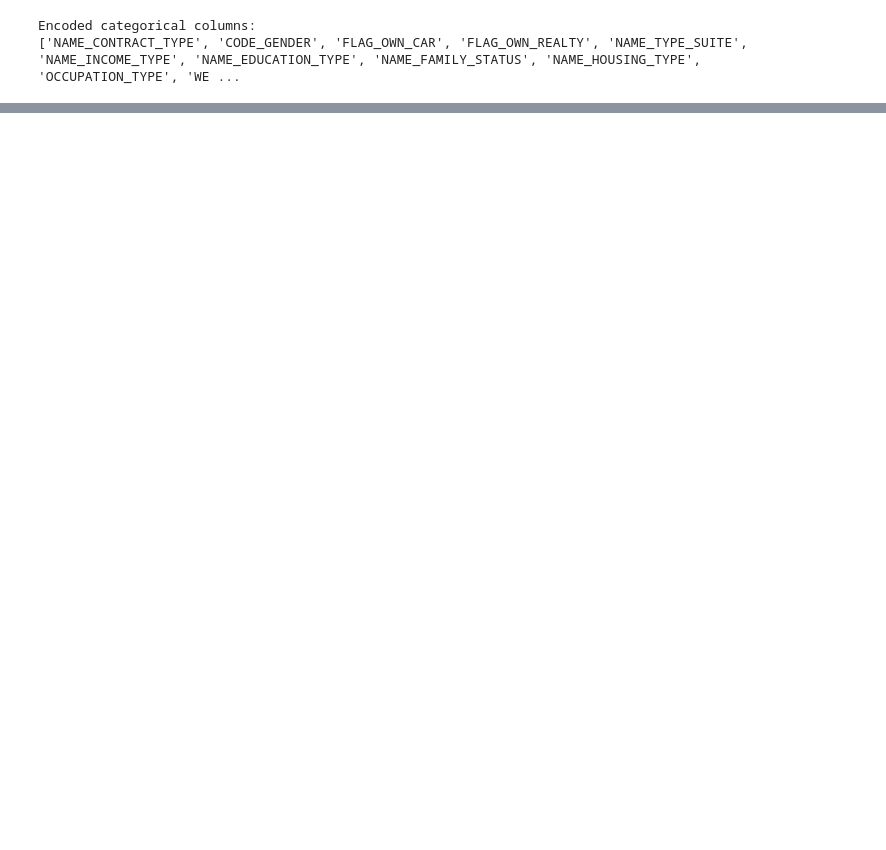
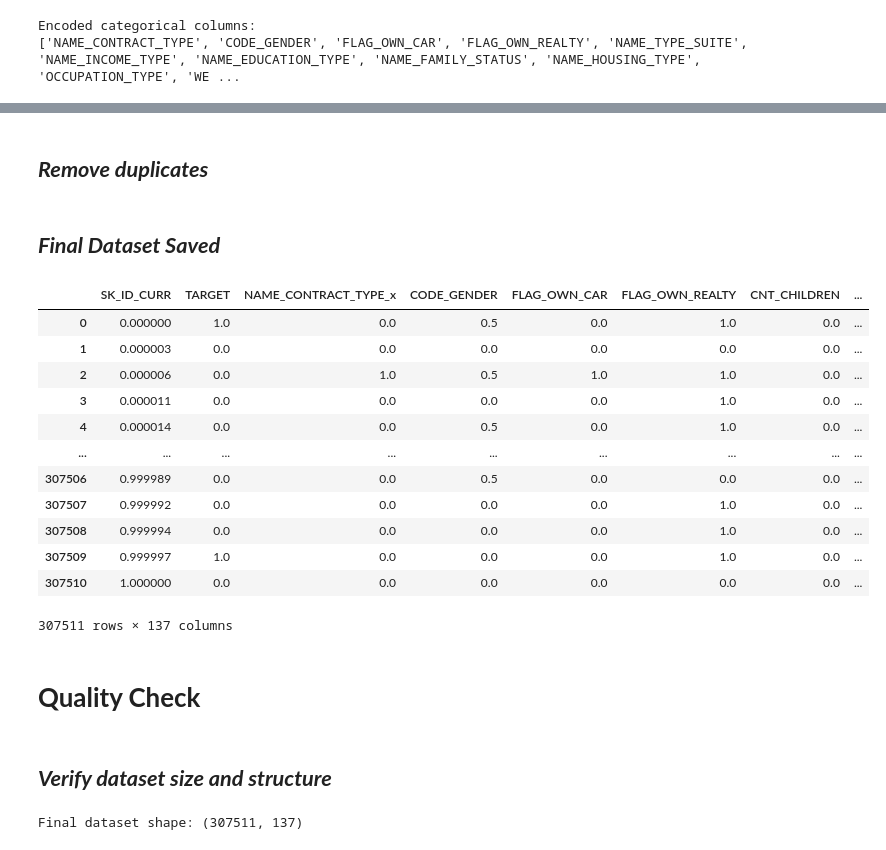
Before and after one commit to nandhakumar-v-19/Home-Loan-Default-Risk-Management, a Jupyter notebook: Home_Loan_Default_Risk_Management.ipynb, the cells around one changed output, grey strips where cells are left out. Saved outputs shown, nothing was run; the diff lists cells and outputs as text; code cells hidden in the pictures; blank space fills up the shorter version.

```diff
--- a/Home_Loan_Default_Risk_Management.ipynb
+++ b/Home_Loan_Default_Risk_Management.ipynb
@@ -613,0 +797,6 @@ print("✅ Numeric columns normalized successfully")
+# %% [markdown]
+## ***Remove duplicates***
+# %%
+final_df.drop_duplicates(inplace=True)
+# %% [markdown]
+## ***Final Dataset Saved***
@@ -613,0 +805,24 @@ print("✅ Numeric columns normalized successfully")
+# %%
+final_df
+# %% [output]
+|  | SK_ID_CURR | TARGET | NAME_CONTRACT_TYPE_x | CODE_GENDER | FLAG_OWN_CAR | FLAG_OWN_REALTY | CNT_CHILDREN | ... |
+| 0 | 0.000000 | 1.0 | 0.0 | 0.5 | 0.0 | 1.0 | 0.0 | ... |
+| 1 | 0.000003 | 0.0 | 0.0 | 0.0 | 0.0 | 0.0 | 0.0 | ... |
+| 2 | 0.000006 | 0.0 | 1.0 | 0.5 | 1.0 | 1.0 | 0.0 | ... |
+| 3 | 0.000011 | 0.0 | 0.0 | 0.0 | 0.0 | 1.0 | 0.0 | ... |
+| 4 | 0.000014 | 0.0 | 0.0 | 0.5 | 0.0 | 1.0 | 0.0 | ... |
+| ... | ... | ... | ... | ... | ... | ... | ... | ... |
+| 307506 | 0.999989 | 0.0 | 0.0 | 0.5 | 0.0 | 0.0 | 0.0 | ... |
+| 307507 | 0.999992 | 0.0 | 0.0 | 0.0 | 0.0 | 1.0 | 0.0 | ... |
+| 307508 | 0.999994 | 0.0 | 0.0 | 0.0 | 0.0 | 1.0 | 0.0 | ... |
+| 307509 | 0.999997 | 1.0 | 0.0 | 0.0 | 0.0 | 1.0 | 0.0 | ... |
+| 307510 | 1.000000 | 0.0 | 0.0 | 0.0 | 0.0 | 0.0 | 0.0 | ... |
+307511 rows × 137 columns
+# %% [markdown]
+# **Quality Check**
+# %% [markdown]
+## ***Verify dataset size and structure***
+# %%
+print("Final dataset shape:", final_df.shape)
+# %% [output]
+Final dataset shape: (307511, 137)
```
Also changed, not shown: parts of 67 cells of this notebook.
